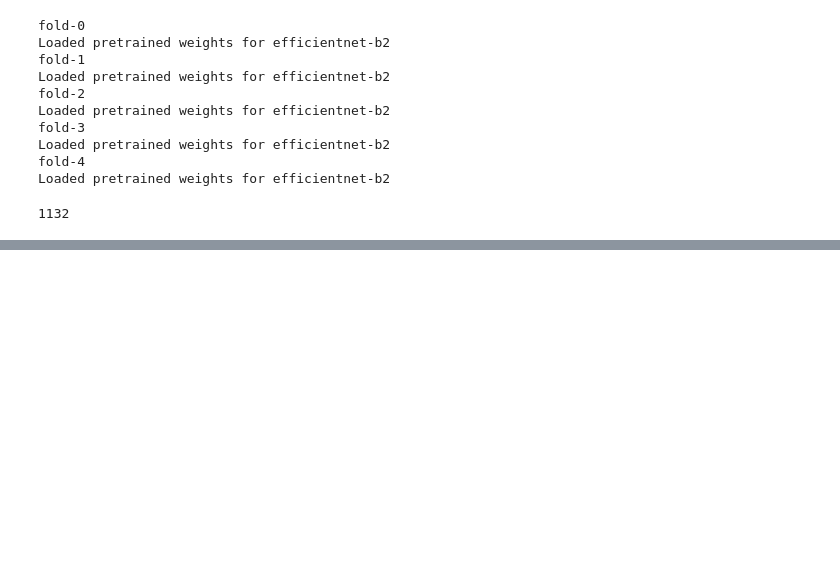
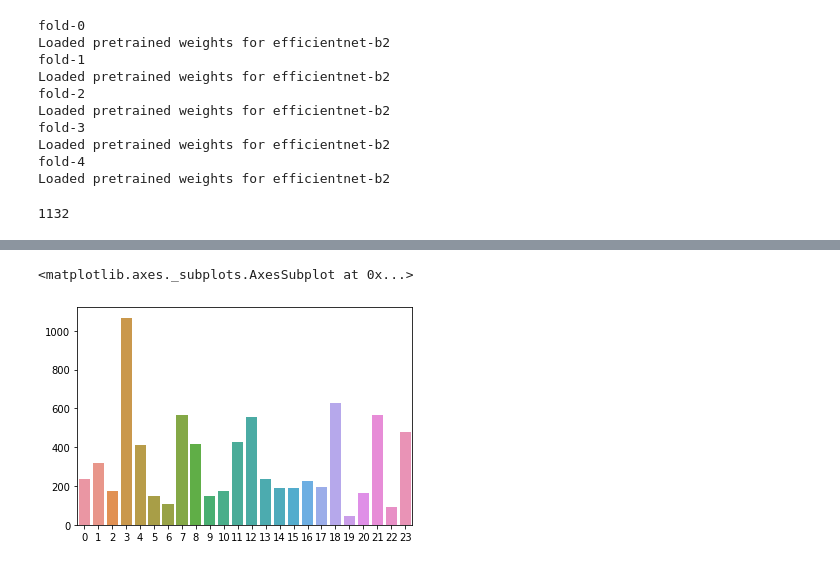
Before and after one commit to kuto5046/kaggle-rainforest, a Jupyter notebook: pseudo_labeling.ipynb, the cells around one changed output, grey strips where cells are left out. Saved outputs shown, nothing was run; the diff lists cells and outputs as text; code cells hidden in the pictures; blank space fills up the shorter version.

```diff
--- a/pseudo_labeling.ipynb
+++ b/pseudo_labeling.ipynb
@@ -635,0 +621,9 @@ train_tp_ps.to_csv("./input/rfcx-species-audio-detection/train_tp_frame_pseudo.c
+# %%
+label_columns = [i for i in range(24)]
+# %%
+temp = pd.DataFrame(columns=label_columns)
+# %%
+train_tp_ps2 = pd.concat([train_tp_ps, temp])
+# %%
+train_tp_ps2[label_columns] = np.identity(24)[train_tp_ps['species_id'].values].astype(int)
+train_tp_ps2
@@ -635,0 +644,7 @@ train_tp_ps.to_csv("./input/rfcx-species-audio-detection/train_tp_frame_pseudo.c
+# %%
+import seaborn as sns
+count = train_tp_ps2.iloc[:, :24].sum(0)
+sns.barplot(count.index, count.values)
+# %% [output]
+<matplotlib.axes._subplots.AxesSubplot at 0x...>
+[figure, added]
```
Also changed, not shown: parts of 11 cells of this notebook, 2 other files.
